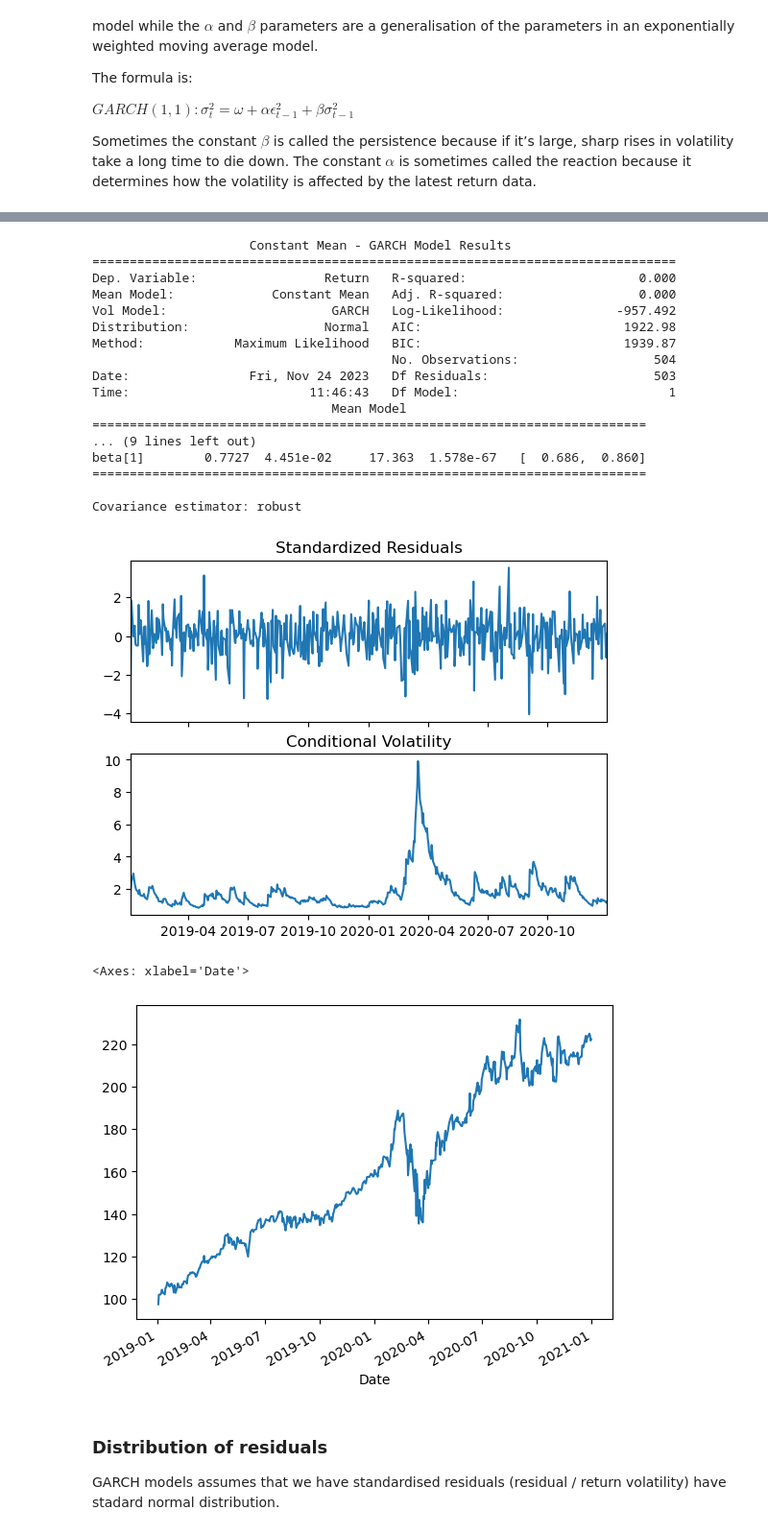
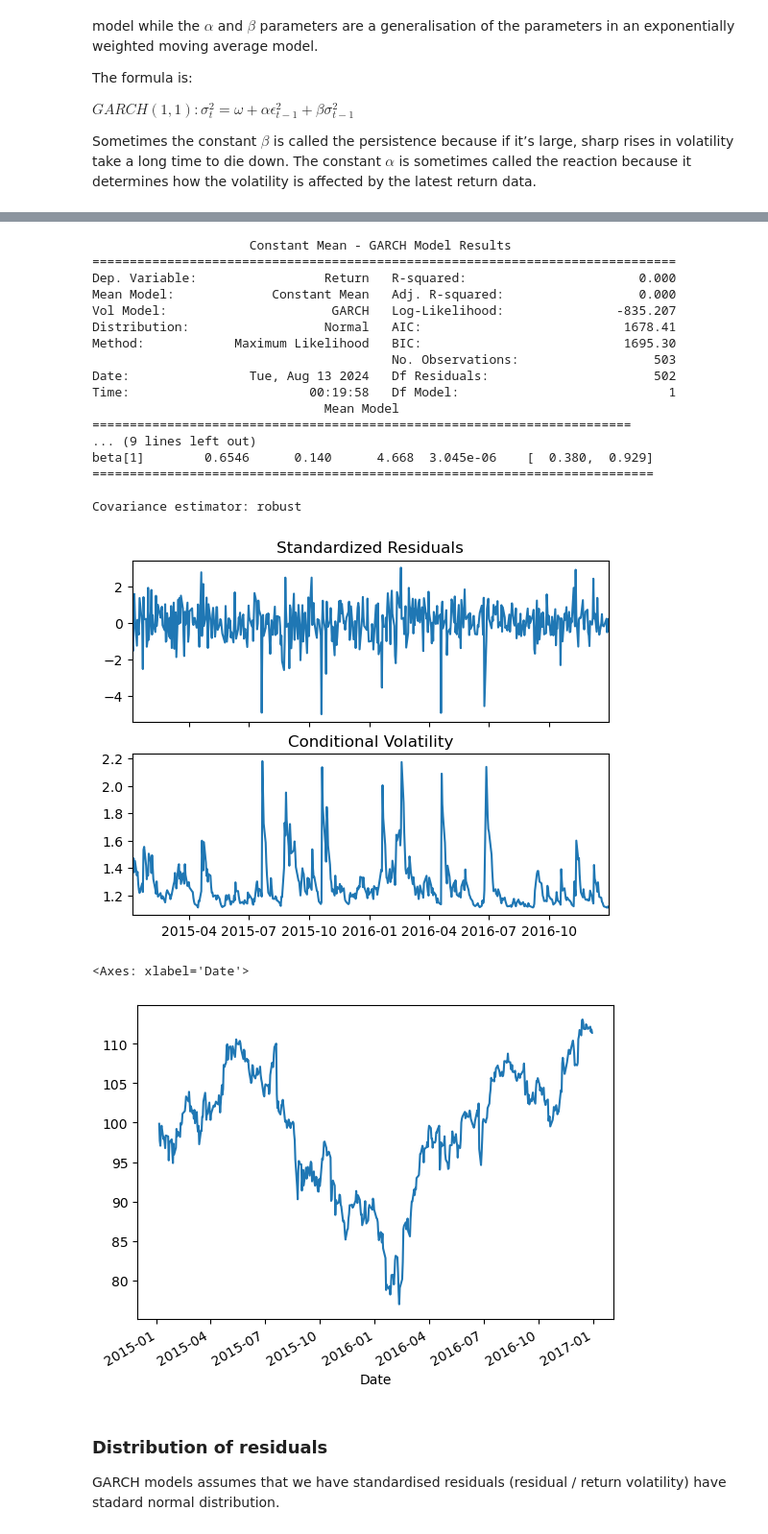
Before and after one commit to ansingh16/Time_Series_Analysis, a Jupyter notebook: Volatility_analysis.ipynb, the cells around one changed output, grey strips where cells are left out. Shown at 96% size. Saved outputs shown, nothing was run; the diff lists cells and outputs as text; code cells hidden in the pictures.

```diff
--- a/Volatility_analysis.ipynb
+++ b/Volatility_analysis.ipynb
@@ -31,12 +31,15 @@ warnings.filterwarnings("ignore")
 
 yfin.pdr_override()
 
+
 # List of stock symbols
-ticker = 'MSFT'
+ticker = 'IBM'
+
+# Set the date range for the historical data
 
 # choose data over 2 years
-start_date = '2019-1-1'
-end_date = '2021-1-1'
+start_date = '2015-1-1'
+end_date = '2017-1-1'
 
 # get the data with 1d interval
 stocks = pdr.get_data_yahoo(ticker, start_date, end_date,interval='1d')
@@ -44,8 +47,8 @@ stocks.dropna(inplace=True)
 
 
 # get log percentage returns
-stocks['Return'] = 100 * (stocks['Close'].pct_change())
-stocks['Log_Return'] = np.log(stocks['Close']).diff().mul(100) # rescale to faciliate optimization
+stocks['Return'] = 100 * (stocks['Adj Close'].pct_change())
+stocks['Log_Return'] = np.log(stocks['Adj Close']).diff().mul(100) # rescale to faciliate optimization
 stocks = stocks.dropna()
 # %% [output]
 [*********************100%%**********************]  1 of 1 completed
@@ -173,17 +176,17 @@ print(gm_result.summary())
 ==============================================================================
 Dep. Variable:                 Return   R-squared:                       0.000
 Mean Model:             Constant Mean   Adj. R-squared:                  0.000
-Vol Model:                      GARCH   Log-Likelihood:               -957.492
-Distribution:                  Normal   AIC:                           1922.98
-Method:            Maximum Likelihood   BIC:                           1939.87
-                                        No. Observations:                  504
-Date:                Fri, Nov 24 2023   Df Residuals:                      503
-Time:                        11:46:43   Df Model:                            1
-                                Mean Model
-==========================================================================
+Vol Model:                      GARCH   Log-Likelihood:               -835.207
+Distribution:                  Normal   AIC:                           1678.41
+Method:            Maximum Likelihood   BIC:                           1695.30
+                                        No. Observations:                  503
+Date:                Tue, Aug 13 2024   Df Residuals:                      502
+Time:                        00:19:58   Df Model:                            1
+                               Mean Model
+========================================================================
 ... (9 lines left out)
-beta[1]        0.7727  4.451e-02     17.363  1.578e-67   [  0.686,  0.860]
-==========================================================================
+beta[1]        0.6546      0.140      4.668  3.045e-06    [  0.380,  0.929]
+===========================================================================
 
 Covariance estimator: robust
 # %%
@@ -191,12 +194,12 @@ Covariance estimator: robust
 gm_result.plot()
 plt.show()
 # %% [output]
-[figure, old version]
+[figure, new version]
 # %%
-stocks.Close.plot()
+stocks['Adj Close'].plot()
 # %% [output]
 <Axes: xlabel='Date'>
-[figure, old version]
+[figure, new version]
 # %% [markdown]
 ### Distribution of residuals
 
```
Also changed, not shown: parts of 25 cells of this notebook, 1 other file.
